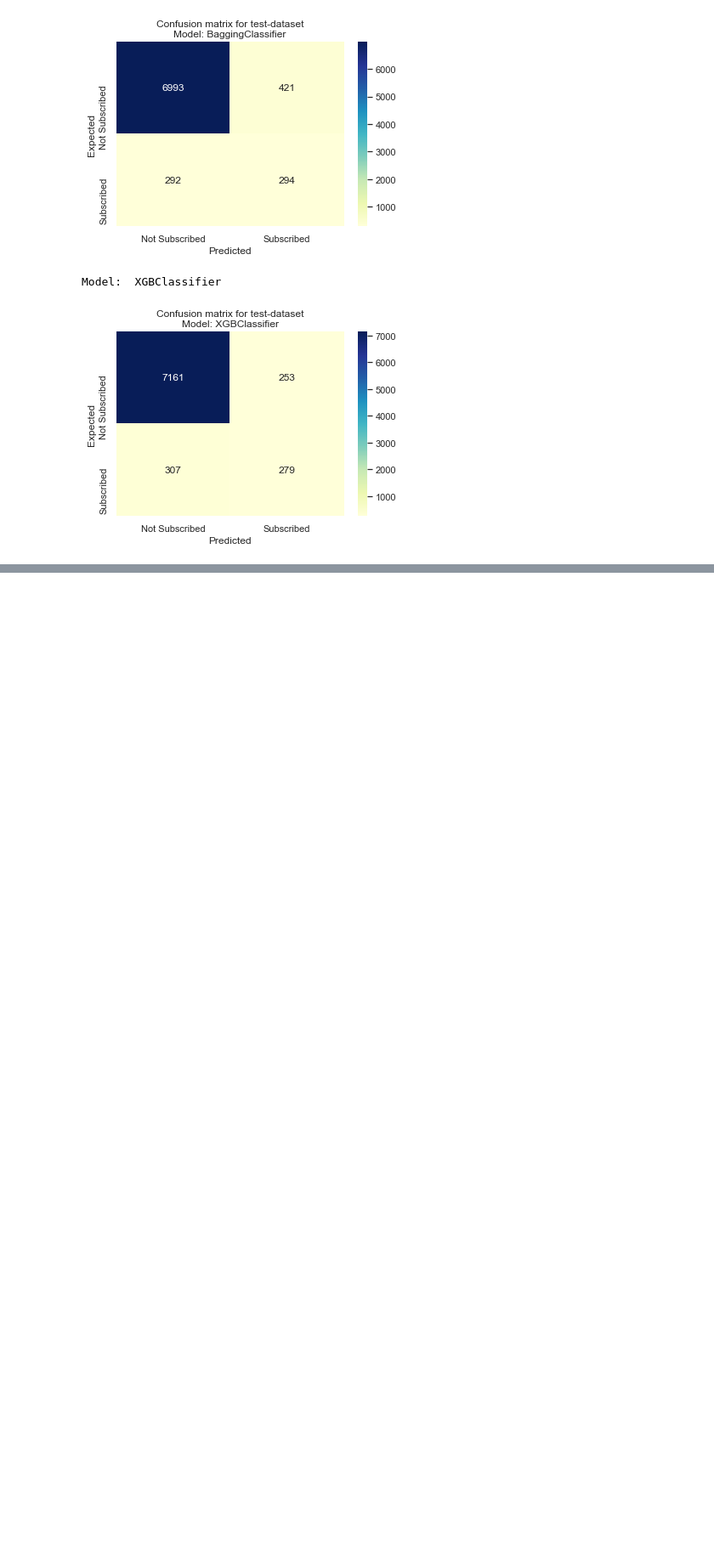
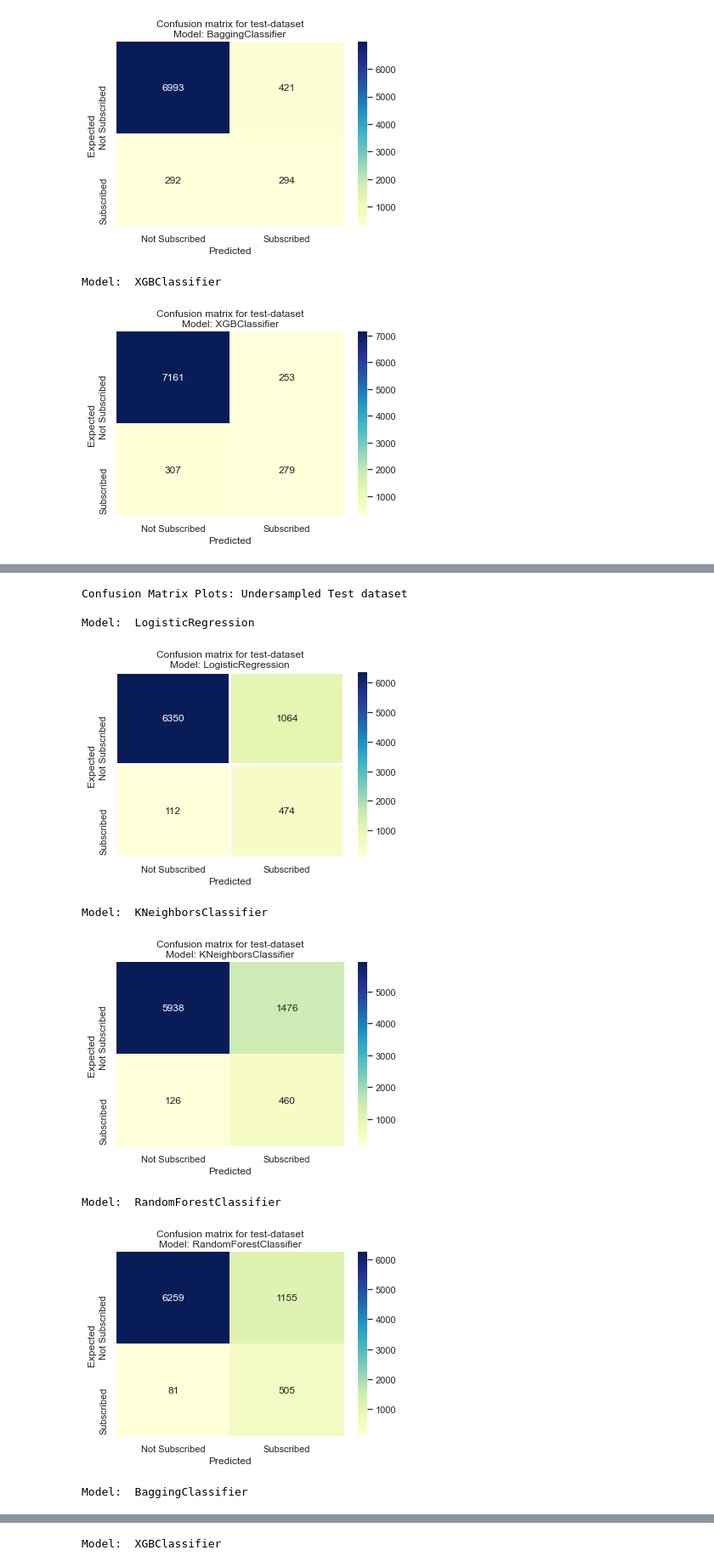
Before and after one commit to iabrahamus/ezdkCXDh8nsCODbX, a Jupyter notebook: Term Deposit/notebooks/Apziva_term_deposit.ipynb, the cells around one changed output, grey strips where cells are left out. Shown at 85% size. Cells and saved outputs as stored; diff of their text form; code cells hidden in the pictures; blank space fills up the shorter version.

```diff
--- a/Term Deposit/notebooks/Apziva_term_deposit.ipynb
+++ b/Term Deposit/notebooks/Apziva_term_deposit.ipynb
@@ -1390,0 +1440,14 @@ Model:  XGBClassifier
+# %%
+# Plot confusion matrix on training data
+print('Confusion Matrix Plots: Undersampled Test dataset\n')
+plot_confusion_matrix(x=X_test,y=y_test,model=model_undersampled,data='test')
+# %% [output]
+Confusion Matrix Plots: Undersampled Test dataset
+
+Model:  LogisticRegression
+[figure, added]
+Model:  KNeighborsClassifier
+[figure, added]
+Model:  RandomForestClassifier
+[figure, added]
+Model:  BaggingClassifier
@@ -1390,0 +1455 @@ Model:  XGBClassifier
+Model:  XGBClassifier
```
Also changed, not shown: parts of 12 cells of this notebook.
